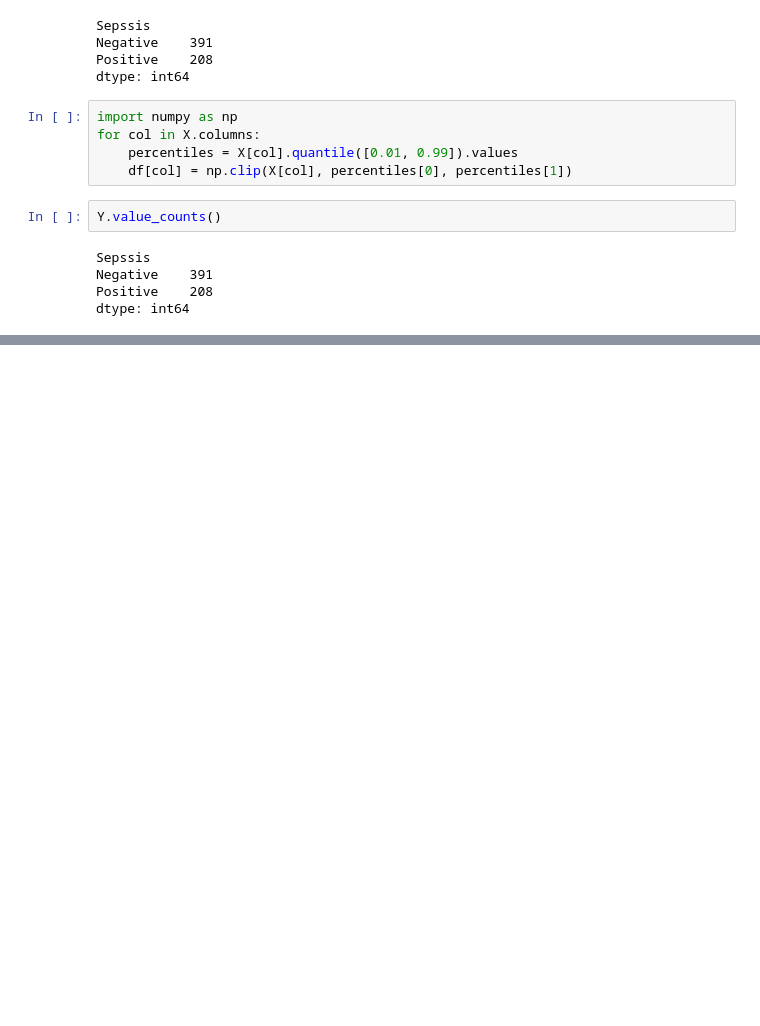
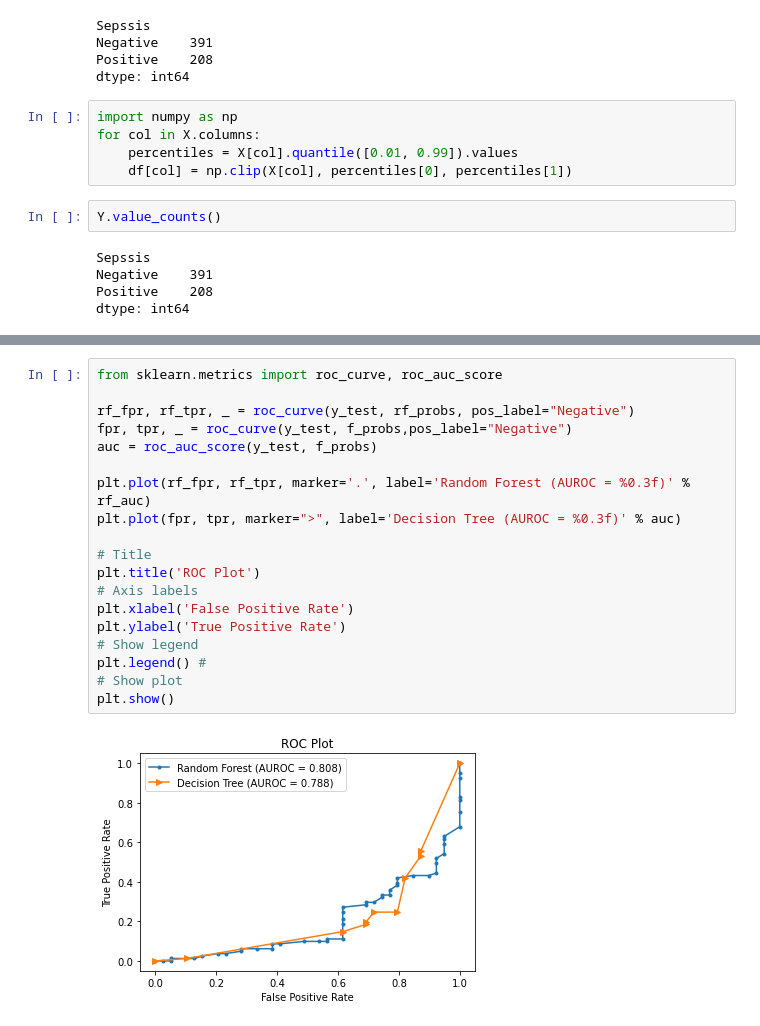
Before and after one commit to nilvng/COSC2573-ML, a Jupyter notebook: A1/tree_only.ipynb, the cells around one changed output, grey strips where cells are left out. Saved outputs shown, nothing was run; the diff lists cells and outputs as text; blank space fills up the shorter version.

```diff
--- a/A1/tree_only.ipynb
+++ b/A1/tree_only.ipynb
@@ -126,0 +179,21 @@ plt.legend(loc='lower right')
+# %%
+from sklearn.metrics import roc_curve, roc_auc_score
+
+rf_fpr, rf_tpr, _ = roc_curve(y_test, rf_probs, pos_label="Negative")
+fpr, tpr, _ = roc_curve(y_test, f_probs,pos_label="Negative")
+auc = roc_auc_score(y_test, f_probs)
+
+plt.plot(rf_fpr, rf_tpr, marker='.', label='Random Forest (AUROC = %0.3f)' % rf_auc)
+plt.plot(fpr, tpr, marker=">", label='Decision Tree (AUROC = %0.3f)' % auc)
+
+# Title
+plt.title('ROC Plot')
+# Axis labels
+plt.xlabel('False Positive Rate')
+plt.ylabel('True Positive Rate')
+# Show legend
+plt.legend() #
+# Show plot
+plt.show()
+# %% [output]
+[figure, added]
```
Also changed, not shown: parts of 12 cells of this notebook, 1 other file.
